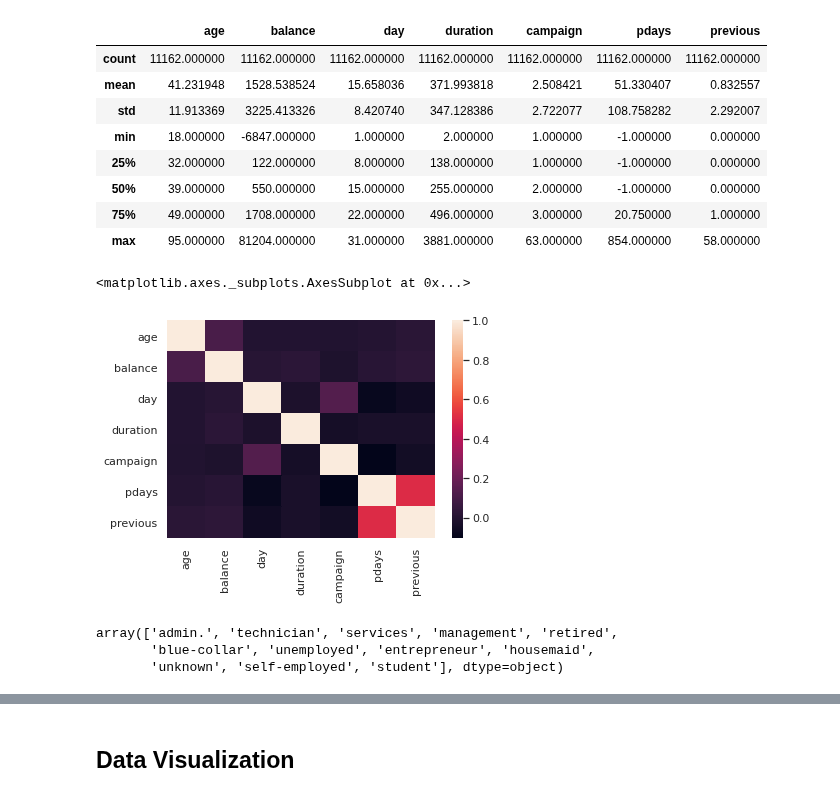
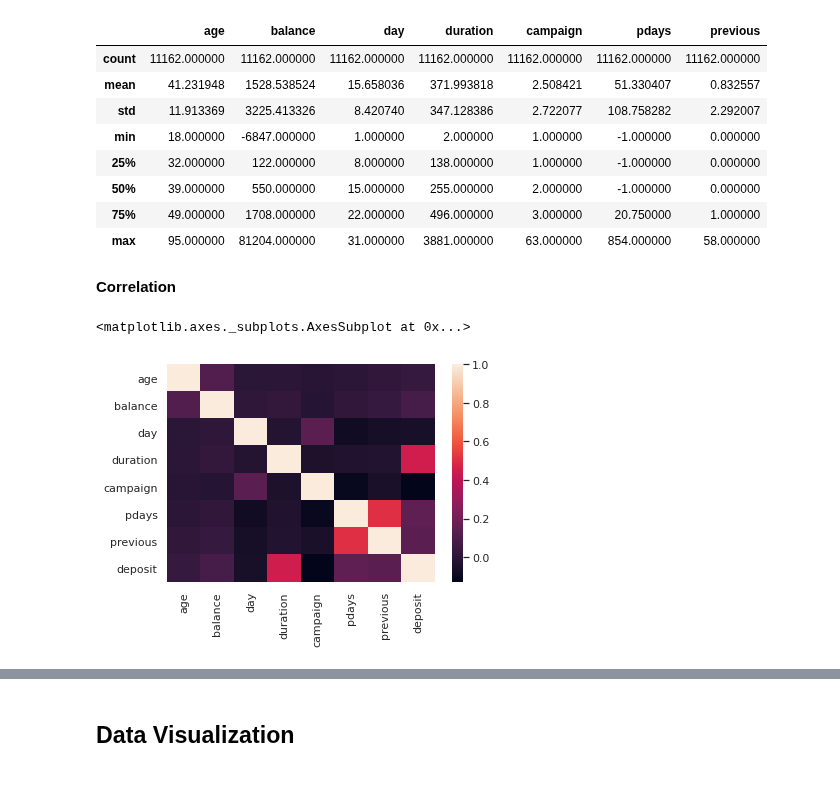
Before and after one commit to putricinto/Machine-Learning-Project---MLCC, a Jupyter notebook: Exercise1_Bank_Classification.ipynb, the cells around one changed output, grey strips where cells are left out. Cells and saved outputs as stored; diff of their text form; code cells hidden in the pictures.

```diff
--- a/Exercise1_Bank_Classification.ipynb
+++ b/Exercise1_Bank_Classification.ipynb
@@ -73,14 +73,13 @@ bank.describe()
 | 50% | 39.000000 | 550.000000 | 15.000000 | 255.000000 | 2.000000 | -1.000000 | 0.000000 |
 | 75% | 49.000000 | 1708.000000 | 22.000000 | 496.000000 | 3.000000 | 20.750000 | 1.000000 |
 | max | 95.000000 | 81204.000000 | 31.000000 | 3881.000000 | 63.000000 | 854.000000 | 58.000000 |
-# %%
-sns.heatmap(bank.corr())
-# %% [output]
-<matplotlib.axes._subplots.AxesSubplot at 0x...>
-[figure, removed]
-# %%
-bank['job'].unique()
-# %% [output]
-array(['admin.', 'technician', 'services', 'management', 'retired',
-       'blue-collar', 'unemployed', 'entrepreneur', 'housemaid',
-       'unknown', 'self-employed', 'student'], dtype=object)
+# %% [markdown]
+**Correlation**
+# %%
+#Correlation Numerical Variables
+data=bank.copy()
+data['deposit'].replace({'yes':1,'no':0},inplace = True)
+sns.heatmap(data.corr(), color='White')
+# %% [output]
+<matplotlib.axes._subplots.AxesSubplot at 0x...>
+[figure, added]
```
Also changed, not shown: parts of 4 cells of this notebook.
